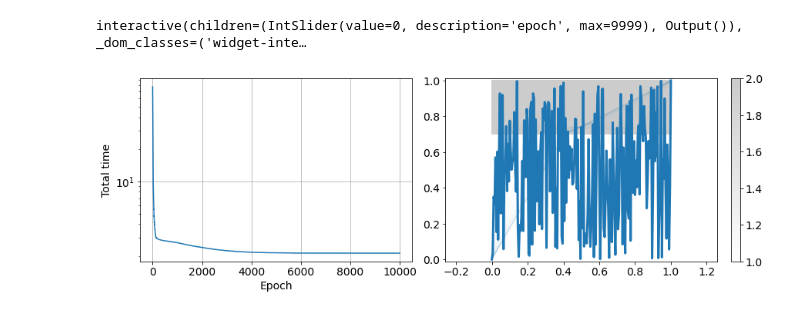
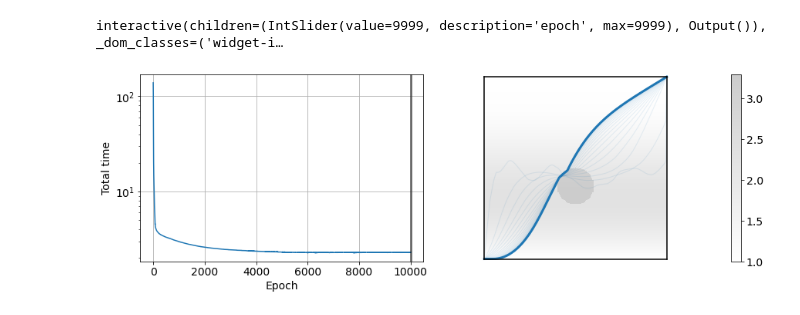
Before and after one commit to tianyikillua/fermat, a Jupyter notebook: fermat.ipynb, the cells around one changed output. Saved outputs shown, nothing was run; the diff lists cells and outputs as text; code cells hidden in the pictures.

```diff
--- a/fermat.ipynb
+++ b/fermat.ipynb
@@ -34,11 +34,11 @@ n_epoch = 10000
 
 def refraction_index(x, y):
     # return torch.where(y < 0.5, 1, 1)
-    return torch.where(y < 0.7, 1, 2)
+    # return torch.where(y < 0.7, 1, 2)
     # return torch.maximum(1 + y**2, torch.zeros_like(y))
-    # r = torch.sqrt((x - 0.5) ** 2 + (y - 0.4) ** 2)
+    r = torch.sqrt((x - 0.5) ** 2 + (y - 0.4) ** 2)
     # r = torch.sqrt(torch.abs(x - 0.5) ** 2 + torch.abs(y - 0.4) ** 2)
-    # return torch.where(r < 0.1, 2, 1) + torch.abs(torch.sin(np.pi * y) + 0.5 * torch.sin(2 * np.pi * y))
+    return torch.where(r < 0.1, 2, 1) + torch.abs(torch.sin(np.pi * y) + 0.5 * torch.sin(2 * np.pi * y))
 
 def compute_time(y):
     y = torch.hstack([y0, y, y1])
@@ -73,43 +73,51 @@ def train(verbose=False):
 
 loss_history, y_history = train()
 plt.close("all")
+
 fig, ax = plt.subplots(1, 2, figsize=(12, 4))
 
 ax[0].semilogy(loss_history)
+line_v = ax[0].axvline(0, color="k", alpha=0.5, linewidth=3)
+
 ax[0].grid()
 ax[0].set_xlabel("Epoch")
 ax[0].set_ylabel("Total time")
 
 y = np.hstack([y0, y_history[0], y1])
 line, = ax[1].plot(x.numpy(), y, linewidth=3)
 
 for epoch in range(100, n_epoch, int(n_epoch / 20)):
     y = np.hstack([y0, y_history[epoch], y1])
-    ax[1].plot(x.numpy(), y, "C0", linewidth=1, alpha=0.05)
+    ax[1].plot(x.numpy(), y, "C0", linewidth=1, alpha=0.1)
 
 xx, yy = torch.meshgrid(x, x, indexing="ij")
 nn = refraction_index(xx, yy)
 c = ax[1].pcolormesh(xx.numpy(), yy.numpy(), nn.numpy(), cmap="binary", alpha=0.2)
 fig.colorbar(c)
+ax[1].plot([0, 1], [0, 0], "k-")
+ax[1].plot([0, 0], [0, 1], "k-")
+ax[1].plot([0, 1], [1, 1], "k-")
+ax[1].plot([1, 1], [0, 1], "k-")
 
 # ax[1].grid()
 # ax[1].title(f"Epoch {epoch:d}")
 ax[1].axis("equal")
-# ax[1].axis("off")
+ax[1].axis("off")
 # ax[1].show()
 
 fig.canvas.toolbar_visible = False
 fig.canvas.header_visible = False
 fig.canvas.footer_visible = False
 fig.canvas.resizable = False
 
 
 def plot(epoch):
     y = np.hstack([y0, y_history[epoch], y1])
     line.set_ydata(y)
+    line_v.set_xdata([epoch, epoch])
 
 
-ipywidgets.interact(plot, epoch=ipywidgets.IntSlider(min=0, max=n_epoch - 1, step=1, value=0));
+ipywidgets.interact(plot, epoch=ipywidgets.IntSlider(min=0, max=n_epoch - 1, step=1, value=n_epoch - 1));
 # %% [output]
-interactive(children=(IntSlider(value=0, description='epoch', max=9999), Output()), _dom_classes=('widget-inte…
+interactive(children=(IntSlider(value=9999, description='epoch', max=9999), Output()), _dom_classes=('widget-i…
-[figure, old version]
+[figure, new version]
```
